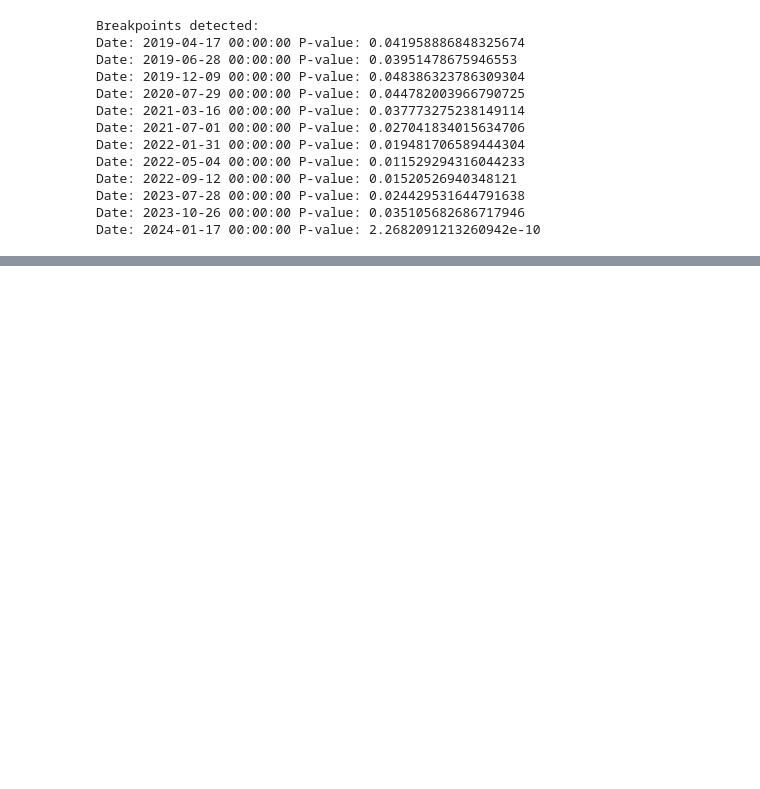
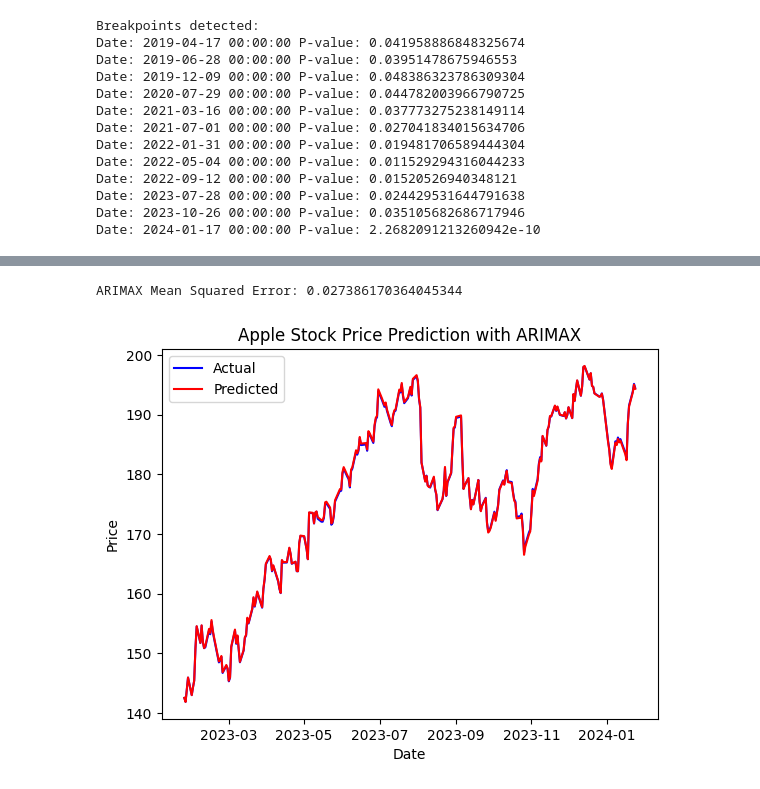
Before and after one commit to AnishBehera05/Predictive_analysis, a Jupyter notebook: Predicting_Apple_Stock_Prices_with_ARIMA.ipynb, the cells around one changed output, grey strips where cells are left out. Drawn from its saved outputs; the diff is of its cells as text; code cells hidden in the pictures; blank space fills up the shorter version.

```diff
--- a/Predicting_Apple_Stock_Prices_with_ARIMA.ipynb
+++ b/Predicting_Apple_Stock_Prices_with_ARIMA.ipynb
@@ -851,0 +240,56 @@ Combined ARIMA-GARCH-M Mean Squared Error: 4.781240283040083
+# %%
+import numpy as np
+import pandas as pd
+import matplotlib.pyplot as plt
+from statsmodels.tsa.arima.model import ARIMA
+from sklearn.metrics import mean_squared_error
+from sklearn.model_selection import train_test_split
+
+# Load Apple stock price data
+data = pd.read_csv('data.csv')
+data['Date'] = pd.to_datetime(data['Date'])
+data.set_index('Date', inplace=True)
+
+# Add exogenous variables for the events
+data['Settlement_Royalty_Dispute'] = np.where(data.index == '2019-04-17', 1, 0)
+data['Trade_Tensions_Escalation'] = np.where(data.index == '2019-06-28', 1, 0)
+data['US_China_Trade_Concerns'] = np.where(data.index == '2019-12-09', 1, 0)
+data['Strong_Earnings_Report'] = np.where(data.index == '2020-07-29', 1, 0)
+data['Disappointment_Over_iPhone_Sales'] = np.where(data.index == '2021-03-16', 1, 0)
+data['iPhone_13_Launch_Delay'] = np.where(data.index == '2021-07-01', 1, 0)
+data['Class_Action_Lawsuit'] = np.where(data.index == '2022-01-31', 1, 0)
+data['Supply_Chain_Challenges'] = np.where(data.index == '2022-05-04', 1, 0)
+data['US_China_Semiconductor_Curbs'] = np.where(data.index == '2022-09-12', 1, 0)
+data['Technology_Sector_Gains'] = np.where(data.index == '2023-07-28', 1, 0)
+data['Subdued_Holiday_Quarter_Forecast'] = np.where(data.index == '2023-10-26', 1, 0)
+data['Return_of_Huawei_and_Foldable_Phones'] = np.where(data.index == '2024-01-17', 1, 0)
+
+# Split data into train and test sets
+train_size = int(len(data) * 0.8)
+train, test = data[:train_size], data[train_size:]
+
+# Fit ARIMAX model
+exog_train = train.drop(columns=['Close'])
+exog_test = test.drop(columns=['Close'])
+
+model = ARIMA(train['Close'], exog=exog_train, order=(1, 2, 2))
+arimax_model = model.fit()
+
+# Predictions
+predictions = arimax_model.forecast(steps=len(test), exog=exog_test)
+
+# Evaluate ARIMAX model
+error = mean_squared_error(test['Close'], predictions)
+print('ARIMAX Mean Squared Error:', error)
+
+# Visualize predictions
+plt.plot(test.index, test['Close'], color='blue', label='Actual')
+plt.plot(test.index, predictions, color='red', label='Predicted')
+plt.title('Apple Stock Price Prediction with ARIMAX')
+plt.xlabel('Date')
+plt.ylabel('Price')
+plt.legend()
+plt.show()
+# %% [output]
+ARIMAX Mean Squared Error: 0.027386170364045344
+[figure, added]
```
Also changed, not shown: parts of 17 cells of this notebook.
